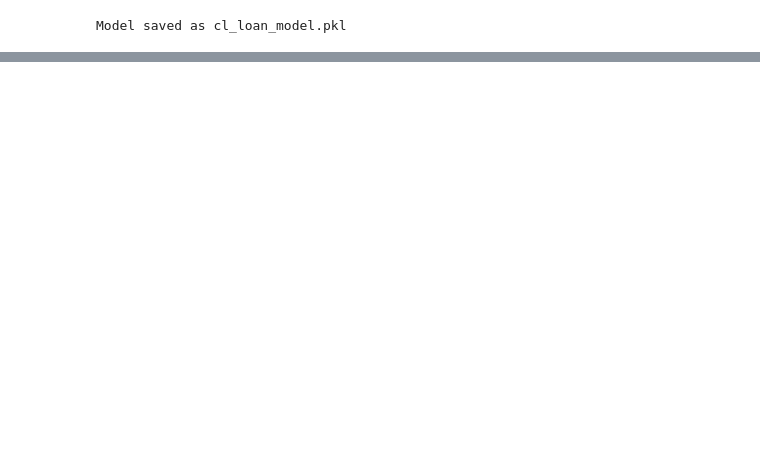
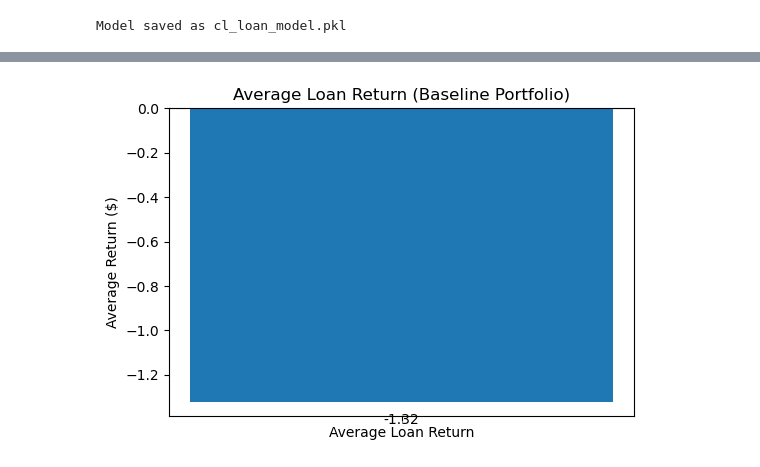
Before and after one commit to ol021/ml-api-project, a Jupyter notebook: Bucknell_Lending_Club_HistoricalLoan_Data.ipynb, the cells around one changed output, grey strips where cells are left out. Saved outputs shown, nothing was run; the diff lists cells and outputs as text; code cells hidden in the pictures; blank space fills up the shorter version.

```diff
--- a/Bucknell_Lending_Club_HistoricalLoan_Data.ipynb
+++ b/Bucknell_Lending_Club_HistoricalLoan_Data.ipynb
@@ -1173,0 +2005,24 @@ Model saved as cl_loan_model.pkl
+# %%
+import matplotlib.pyplot as plt
+
+# Value from your results
+avg_return = -1.32
+
+plt.figure(figsize=(6,4))
+
+# Bar
+plt.bar(['Average Loan Return'], [avg_return])
+
+# Reference line at 0 (break-even)
+plt.axhline(0)
+
+# Labels
+plt.ylabel('Average Return ($)')
+plt.title('Average Loan Return (Baseline Portfolio)')
+
+# Annotate value
+plt.text(0, avg_return - 0.1, f"{avg_return:.2f}", ha='center')
+
+plt.show()
+# %% [output]
+[figure, added]
```
Also changed, not shown: parts of 57 cells of this notebook, 3 other files.
